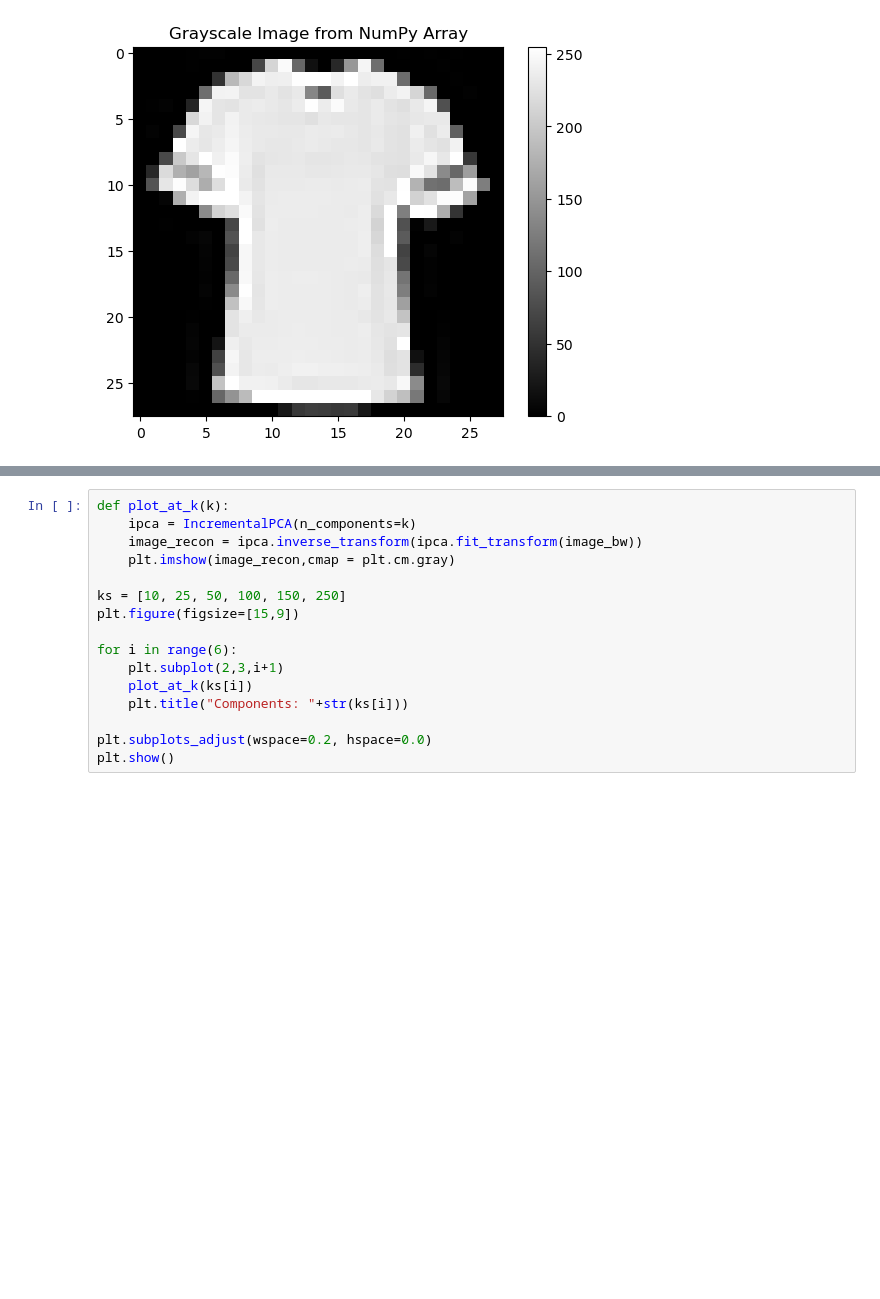
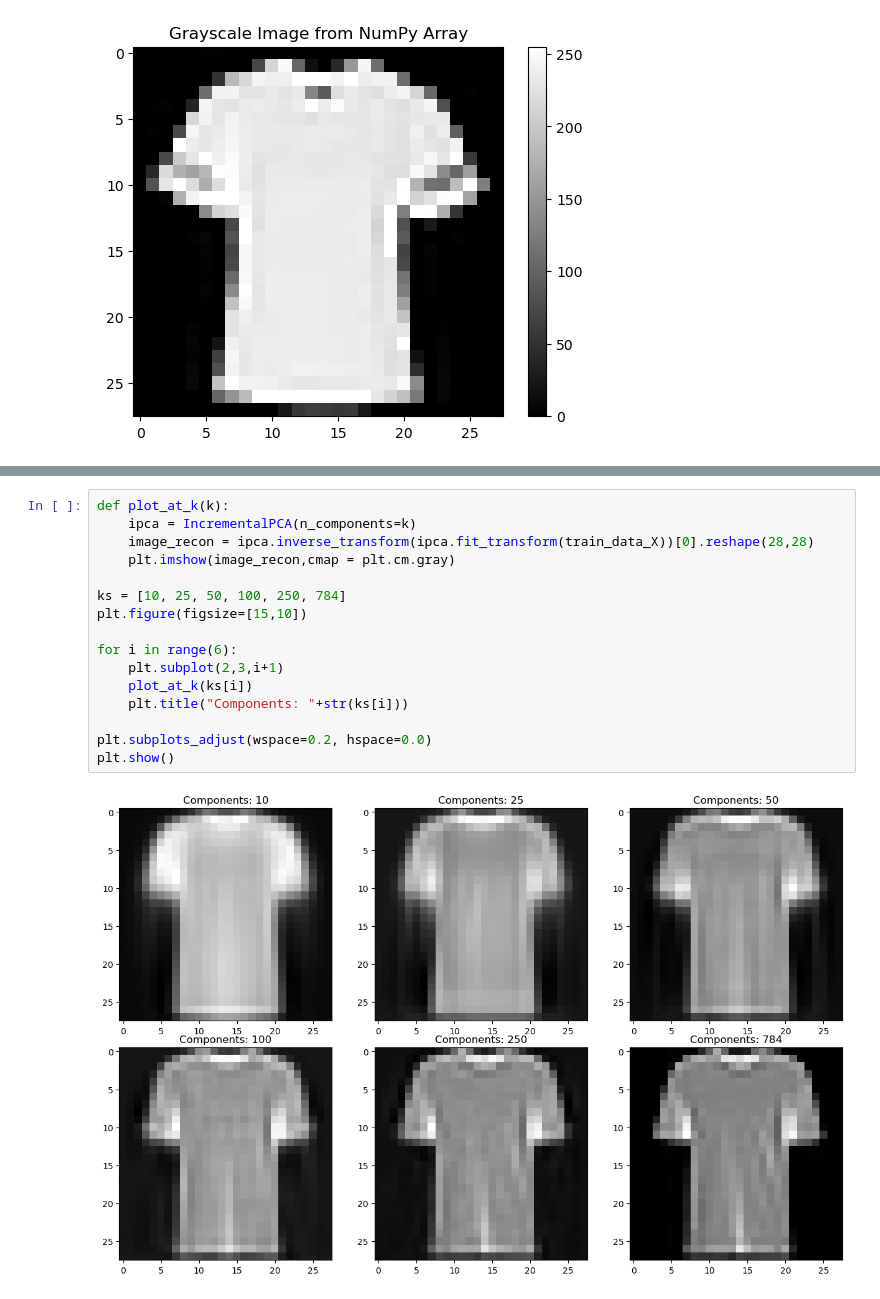
Before and after one commit to kfkfkflmej/ML2024Midi, a Jupyter notebook: Data_exploration.ipynb, the cells around one changed output, grey strips where cells are left out. Drawn from its saved outputs; the diff is of its cells as text; blank space fills up the shorter version.

```diff
--- a/Data_exploration.ipynb
+++ b/Data_exploration.ipynb
@@ -184,16 +205,18 @@ ValueError: n_components=10 must be between 0 and min(n_samples, n_features)=1 w
 # %%
 def plot_at_k(k):
     ipca = IncrementalPCA(n_components=k)
-    image_recon = ipca.inverse_transform(ipca.fit_transform(image_bw))
+    image_recon = ipca.inverse_transform(ipca.fit_transform(train_data_X))[0].reshape(28,28)
     plt.imshow(image_recon,cmap = plt.cm.gray)
 
-ks = [10, 25, 50, 100, 150, 250]
-plt.figure(figsize=[15,9])
+ks = [10, 25, 50, 100, 250, 784]
+plt.figure(figsize=[15,10])
 
 for i in range(6):
     plt.subplot(2,3,i+1)
     plot_at_k(ks[i])
     plt.title("Components: "+str(ks[i]))
 
 plt.subplots_adjust(wspace=0.2, hspace=0.0)
 plt.show()
+# %% [output]
+[figure, added]
```
Also changed, not shown: parts of 11 cells of this notebook.
